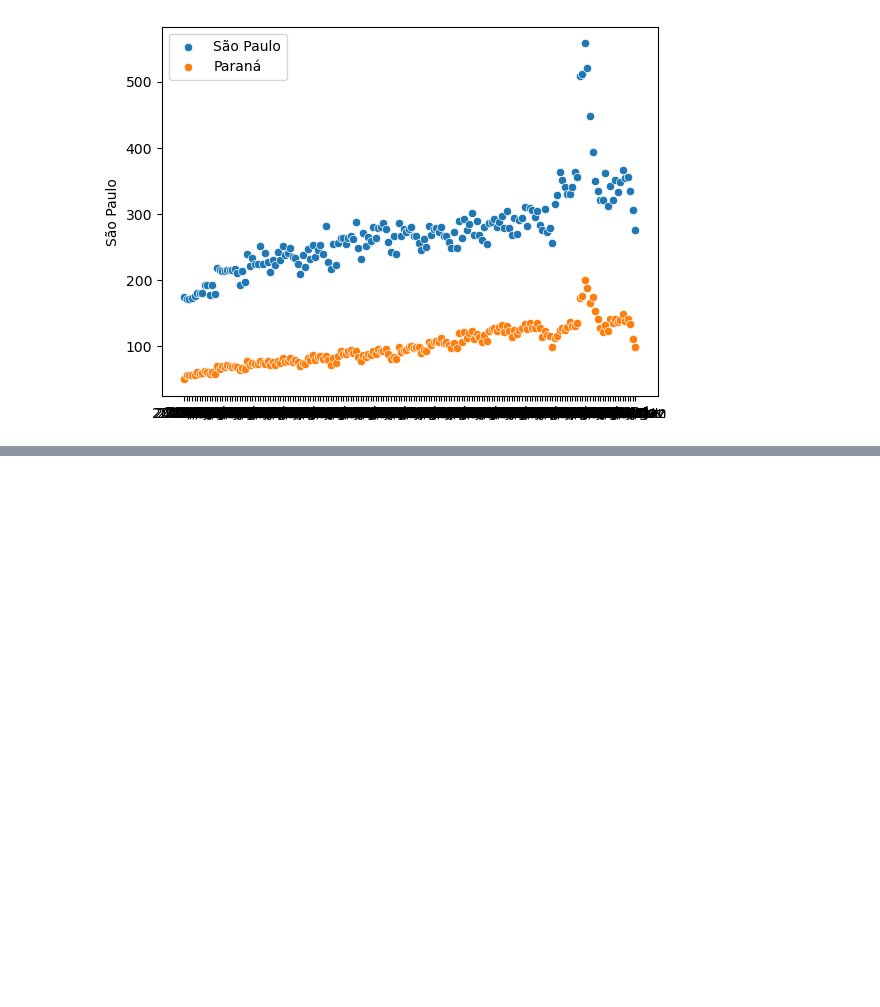
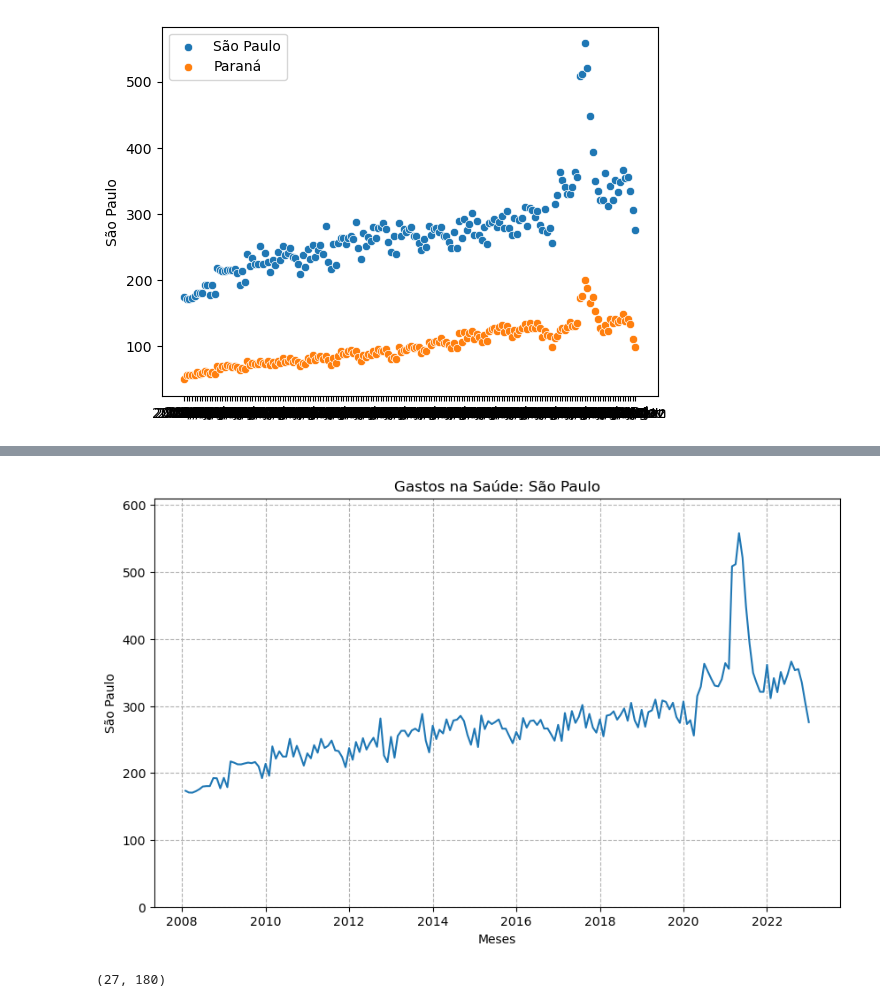
Before and after one commit to polizelr/pos_data_analytics_fiap, a Jupyter notebook: Fase 1 - Data analysis and exploration/Visualização de dados/Produção_Hospitalar_v2.ipynb, the cells around one changed output, grey strips where cells are left out. Cells and saved outputs as stored; diff of their text form; code cells hidden in the pictures; blank space fills up the shorter version.

Commit message:
Aula 4 - Trabalhando Datetime e Melt, Aula 5 - Manipulando datas e gerando novas análises e Aula 6 - Agrupando Dados e Analisando por Categoria - Módulo 2

```diff
--- a/Fase 1 - Data analysis and exploration/Visualização de dados/Produção_Hospitalar_v2.ipynb
+++ b/Fase 1 - Data analysis and exploration/Visualização de dados/Produção_Hospitalar_v2.ipynb
@@ -1250,0 +1251,3 @@ plot_por_estado(mensal, "Paraná")
+# %%
+def f(x):
+    print(f"valor: {x}")
@@ -1250,0 +1256,44 @@ plot_por_estado(mensal, "Paraná")
+# %%
+from datetime import date
+
+meses = {
+    "Jan" : 1,
+    "Fev" : 2,
+    "Mar" : 3,
+    "Abr" : 4,
+    "Mai" : 5,
+    "Jun" : 6,
+    "Jul" : 7,
+    "Ago" : 8,
+    "Set" : 9,
+    "Out" : 10,
+    "Nov" : 11,
+    "Dez" : 12
+}
+
+def para_dia(ano_mes: str):
+    ano: int = int(ano_mes[:4])
+    nome_mes: str = ano_mes[5:]
+    mes : int = meses[nome_mes]
+    return date(ano, mes, 1)
+# %%
+mensal.index = mensal.index.map(para_dia)
+# %%
+def plot_por_estado_v2 (mensal, estado):
+    plt.figure(figsize=(10,6))
+    max_arredondado = round(mensal[f"{estado}"].max())
+    ax = sns.lineplot(data= mensal, x = mensal.index, y=f"{estado}")
+    ax.set_title(f"Gastos na Saúde: {estado}")
+    ax.set_xlabel("Meses")
+    ax.set_ylabel(f"{estado}")
+    plt.grid(linestyle="--")
+    plt.ylim(0, max_arredondado + (10 - (max_arredondado % 10)) + 50)
+    plt.show()
+# %%
+plot_por_estado_v2 (mensal, "São Paulo")
+# %% [output]
+[figure, added]
+# %%
+ordenados_por_total.shape
+# %% [output]
+(27, 180)
```
Also changed, not shown: parts of 26 cells of this notebook.
